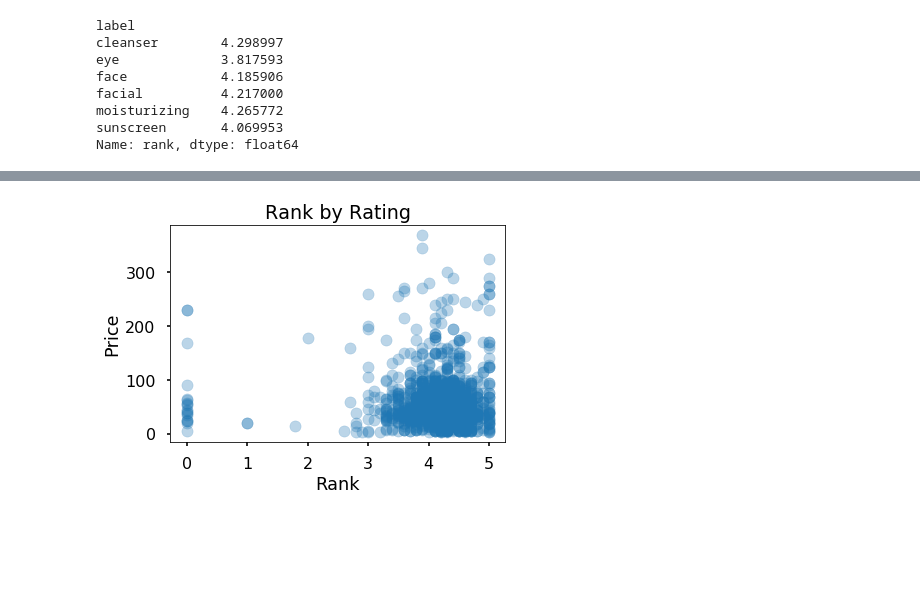
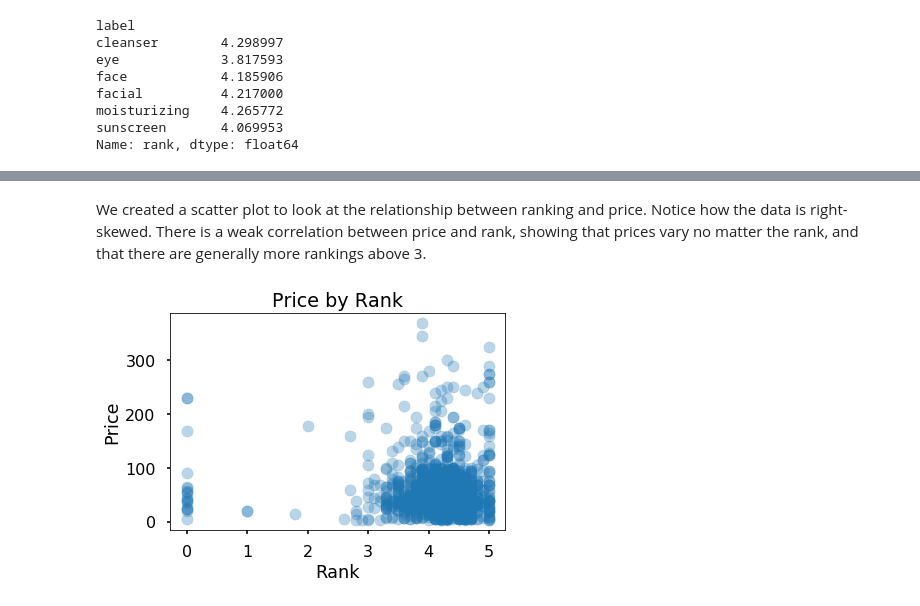
Before and after one commit to elitagao/info2950, a Jupyter notebook: INFO2950 Project.ipynb, the cells around one changed output, grey strips where cells are left out. Saved outputs shown, nothing was run; the diff lists cells and outputs as text; code cells hidden in the pictures; blank space fills up the shorter version.

```diff
--- a/INFO2950 Project.ipynb
+++ b/INFO2950 Project.ipynb
@@ -297,7 +494,7 @@ for x in skin['price']:
 step=-1
 for x in skin['price']:
     step+=1
-    if len(x)>7:
+    if len(x)>8:
         first_dec=skin.loc[step,'price'].find('.')
         skin.loc[step,'price']= skin.loc[step,'price'][:(first_dec+3)]
 
@@ -363,8 +651,10 @@ Created scatter plot to look at the relationship between ranking and price.
+# %% [markdown]
+We created a scatter plot to look at the relationship between ranking and price. Notice how the data is right-skewed. There is a weak correlation between price and rank, showing that prices vary no matter the rank, and that there are generally more rankings above 3.
 # %%
 plt.scatter(x=skin['rank'],y=skin["price"], alpha=0.3)
 plt.xlabel('Rank')
 plt.ylabel('Price')
-plt.title('Rank by Rating')
+plt.title('Price by Rank')
 plt.show()
 # %% [output]
-[figure, old version]
+[figure, new version]
```
Also changed, not shown: parts of 64 cells of this notebook.
